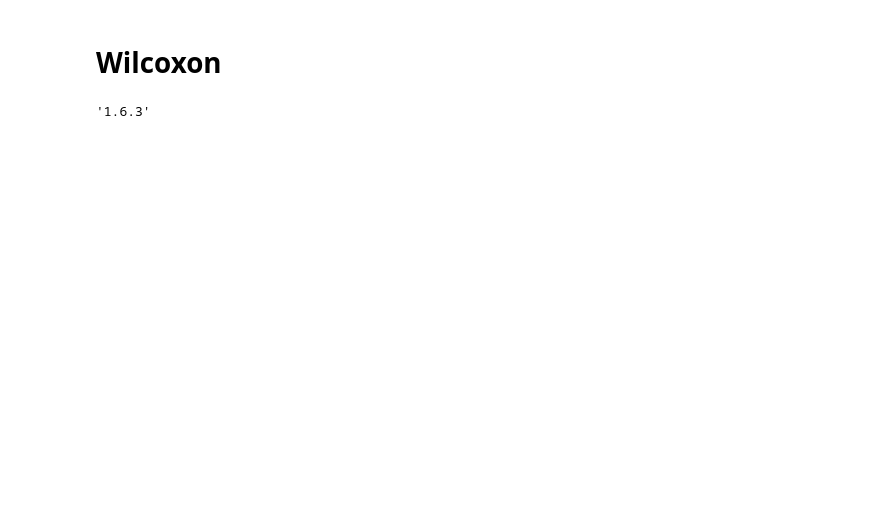
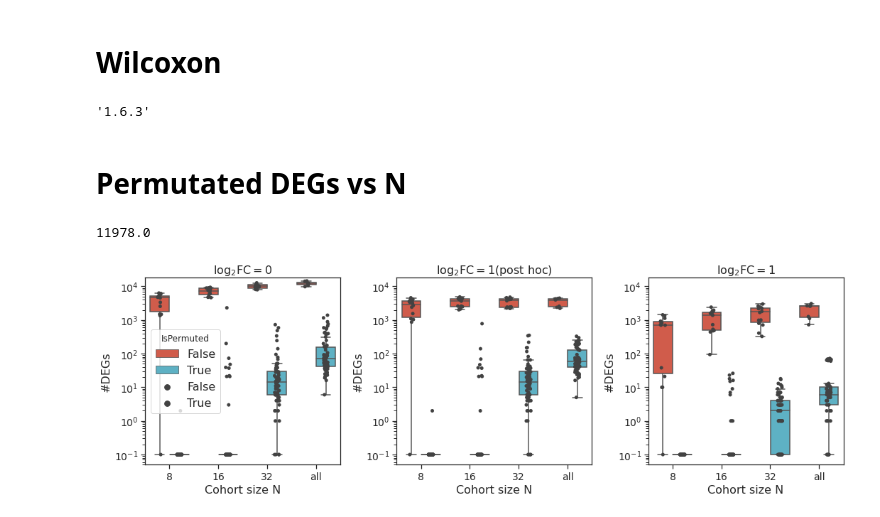
Before and after one commit to pdegen/RNASeqReplicability, a Jupyter notebook: notebooks/permuted_data.ipynb, the cells around one changed output. Drawn from its saved outputs; the diff is of its cells as text; code cells hidden in the pictures; blank space fills up the shorter version.

```diff
--- a/notebooks/permuted_data.ipynb
+++ b/notebooks/permuted_data.ipynb
@@ -542,0 +448,17 @@ plt.hist(fdr)
+# %% [markdown]
+# Permutated DEGs vs N
+# %%
+npg = plot_utils.npg_palette(); jco = plot_utils.jco_palette(); colors=plot_utils.matplotlib_init()
+sns.set_style("ticks")
+# %%
+datasetsfile = "../data/multi/datasets.txt"
+with open(datasetsfile, "rb") as f:
+    datasets = pickle.load(f)
+
+DEAs = ["edgerlrt", "edger", "deseq2"]
+outlier_methods = ["none","jk","pcah"]
+all_N = [3,4,5,6,7,8,9,10,12,15]
+
+# pretty names
+prdea = {"edgerlrt":"edgeR LRT","edger":"edgeR QLF","deseq2":"DESeq2"}
+prout = {"none":"None","jk":"Jackknife","pcah":"rPCA"}
@@ -542,0 +490,56 @@ plt.hist(fdr)
+# %%
+full = df[(df["DEA"]=="edgeR QLF")&(df["logFC"]==0)&(df["FDR"]==0.05)]
+full["#DEG"].median()
+# %% [output]
+11978.0
+# %%
+fdr = 0.05
+if "combined" not in globals():
+    combined = pd.read_csv(f"../data/misc/imba.{fdr}.csv")
+    print("Loaded table")
+
+
+fig, ax = plt.subplots(1,3,figsize=(15,5), sharey=False, sharex=False)
+
+cc = combined
+
+median_unpermuted_deg = full["#DEG"].median() #np.nanmedian(cc[cc["N"]=="unpermuted"]["DEGs"].values)
+
+cc = cc[cc["Site"]!="synthetic"]
+#cc = cc[cc["N"]!="unpermuted"]
+cc.loc[cc[cc["DEGs"]<1].index,"DEGs"] = 0.1
+cc["N"] = cc["N"].astype(str)
+
+cc["IsBalanced"] = cc["Balance Ratio"].isin([0.5,1.0])
+
+hue="IsPermuted"
+
+for a, lfc in zip(ax, ["0.p0","0.p1","1.p0"]):
+
+    ccc = cc[cc["logFC"]==lfc]
+
+    sns.boxplot(data=ccc, x="N", y="DEGs", ax=a,hue=hue, dodge=True, palette=npg, fliersize=0)
+    sns.stripplot(data=ccc, x= "N", y = "DEGs", ax=a, hue=hue, dodge=True, palette=["#424242","#424242"])
+
+    a.set(xlabel="Cohort size N", ylabel="#DEGs", title=f"edgeR QLF unpaired, {fdr:.0%} FDR")
+    a.set_yscale("log")
+    #a.axhline(median_unpermuted_deg,ls="--",color="black",alpha=0.8)
+
+    #a.annotate(lfc, (0.91,0.95), xycoords="axes fraction", va='center',ha='center', fontsize=14)
+    #a.annotate("Unpermuted", (0.5,0.92), xycoords="axes fraction", va='center',ha='center', fontsize=14)
+
+    lfc_name = str(int(lfc.split(".")[0])+int(lfc.split(".")[1][1])) + ( "(post hoc)" if lfc.split(".")[1][1]=="1" else "")
+    a.set_title(rf"$\log_2\mathrm{{FC}}=${lfc_name}", fontsize=16)
+
+    if a != ax[0]:
+        a.legend([],[],frameon=False)
+    else:
+        a.legend(title=hue, loc="best")#bbox_to_anchor=(1, 1), fancybox=True, shadow=False, ncol=1,fontsize=14,framealpha=1)
+
+    a.set_ylim(0.05,18000)
+
+figpath = f"../figures/permuted_degs_vs_N.{fdr}.pdf"
+fig.tight_layout()
+fig.savefig(figpath)
+# %% [output]
+[figure, added]
```
Also changed, not shown: parts of 27 cells of this notebook, 4 other files.
